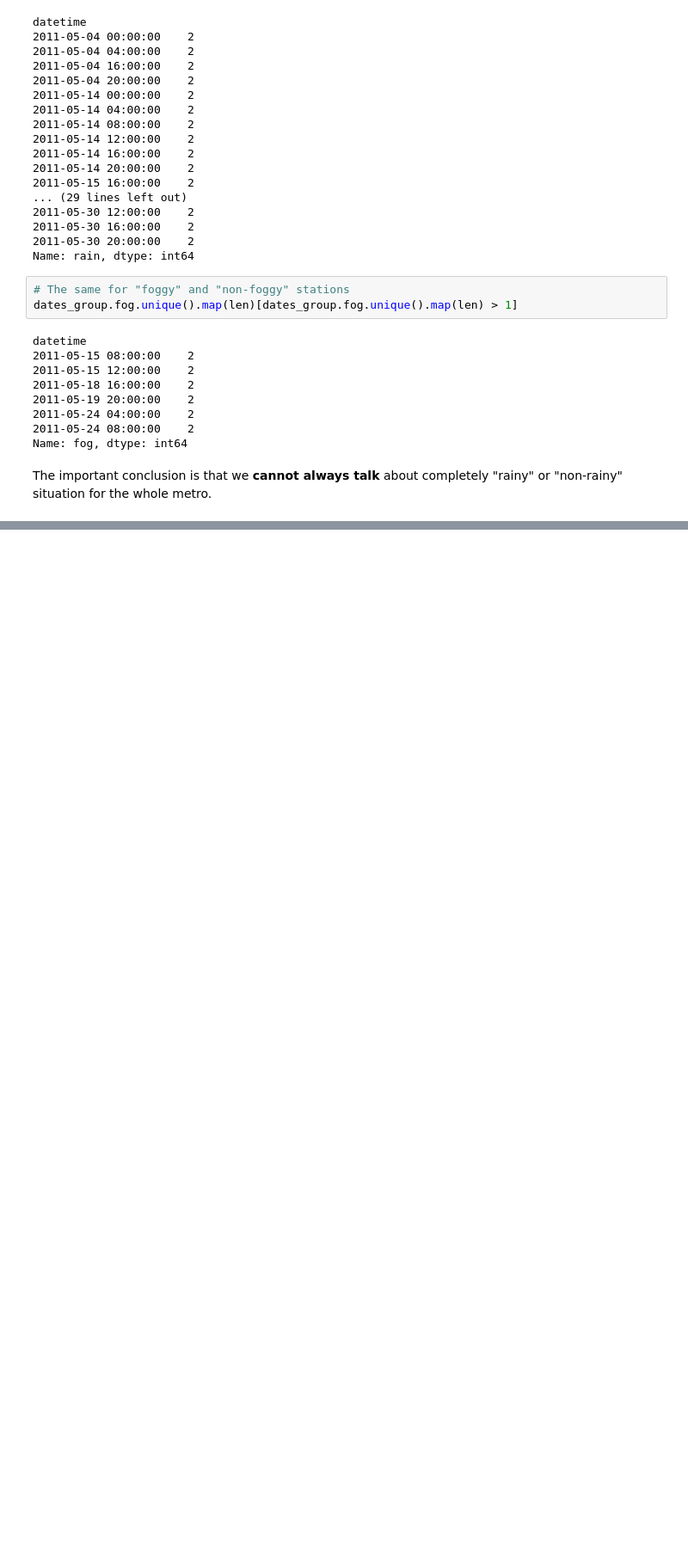
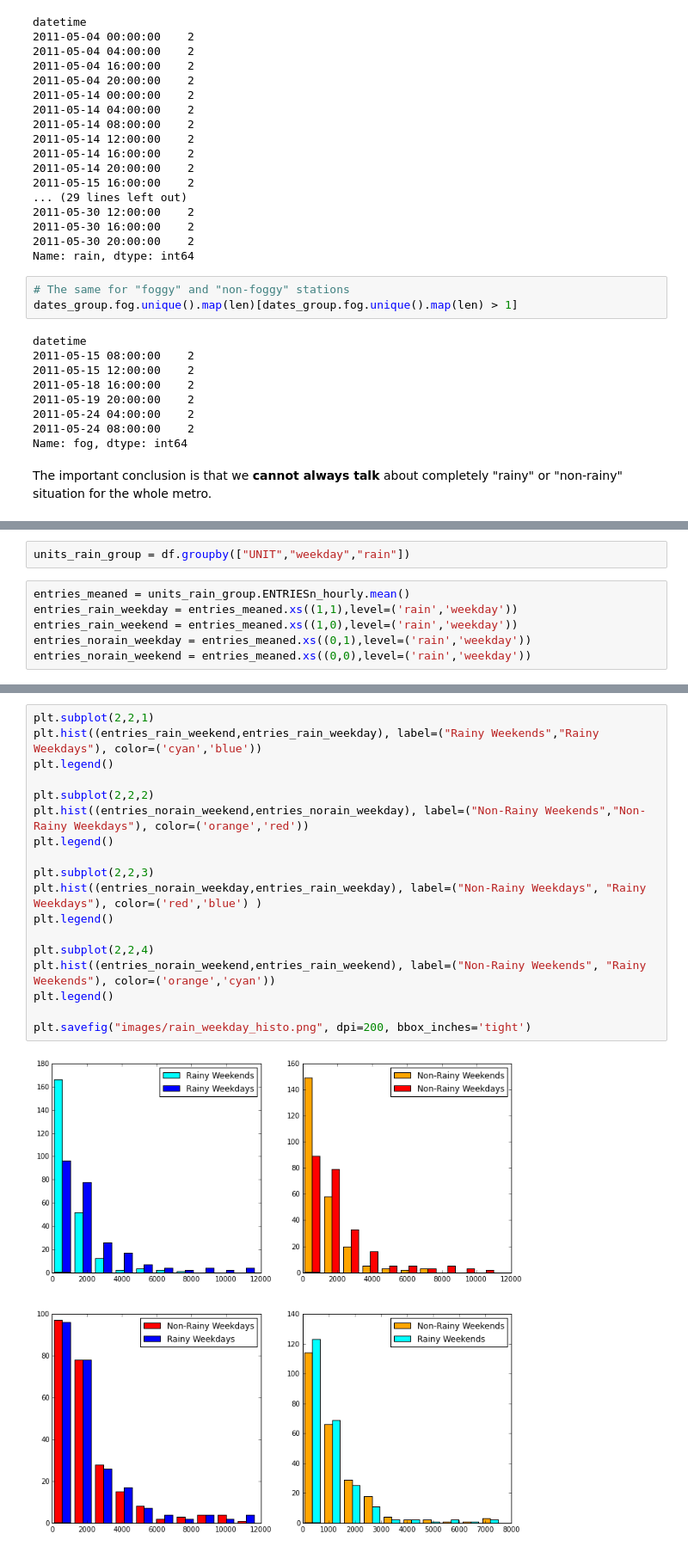
Before and after one commit to ihkihk/datan, a Jupyter notebook: p2_nycsubway/p2_nyc.ipynb, the cells around one changed output, grey strips where cells are left out. Shown at 86% size. Cells and saved outputs as stored; diff of their text form; blank space fills up the shorter version.

```diff
--- a/p2_nycsubway/p2_nyc.ipynb
+++ b/p2_nycsubway/p2_nyc.ipynb
@@ -478,0 +481,8 @@ The important conclusion is that we **cannot always talk** about completely "rai
+# %%
+units_rain_group = df.groupby(["UNIT","weekday","rain"])
+# %%
+entries_meaned = units_rain_group.ENTRIESn_hourly.mean()
+entries_rain_weekday = entries_meaned.xs((1,1),level=('rain','weekday'))
+entries_rain_weekend = entries_meaned.xs((1,0),level=('rain','weekday'))
+entries_norain_weekday = entries_meaned.xs((0,1),level=('rain','weekday'))
+entries_norain_weekend = entries_meaned.xs((0,0),level=('rain','weekday'))
@@ -478,0 +494,20 @@ The important conclusion is that we **cannot always talk** about completely "rai
+# %%
+plt.subplot(2,2,1)
+plt.hist((entries_rain_weekend,entries_rain_weekday), label=("Rainy Weekends","Rainy Weekdays"), color=('cyan','blue'))
+plt.legend()
+
+plt.subplot(2,2,2)
+plt.hist((entries_norain_weekend,entries_norain_weekday), label=("Non-Rainy Weekends","Non-Rainy Weekdays"), color=('orange','red'))
+plt.legend()
+
+plt.subplot(2,2,3)
+plt.hist((entries_norain_weekday,entries_rain_weekday), label=("Non-Rainy Weekdays", "Rainy Weekdays"), color=('red','blue') )
+plt.legend()
+
+plt.subplot(2,2,4)
+plt.hist((entries_norain_weekend,entries_rain_weekend), label=("Non-Rainy Weekends", "Rainy Weekends"), color=('orange','cyan'))
+plt.legend()
+
+plt.savefig("images/rain_weekday_histo.png", dpi=200, bbox_inches='tight')
+# %% [output]
+[figure, added]
```
Also changed, not shown: parts of 3 cells of this notebook, 3 other files.
